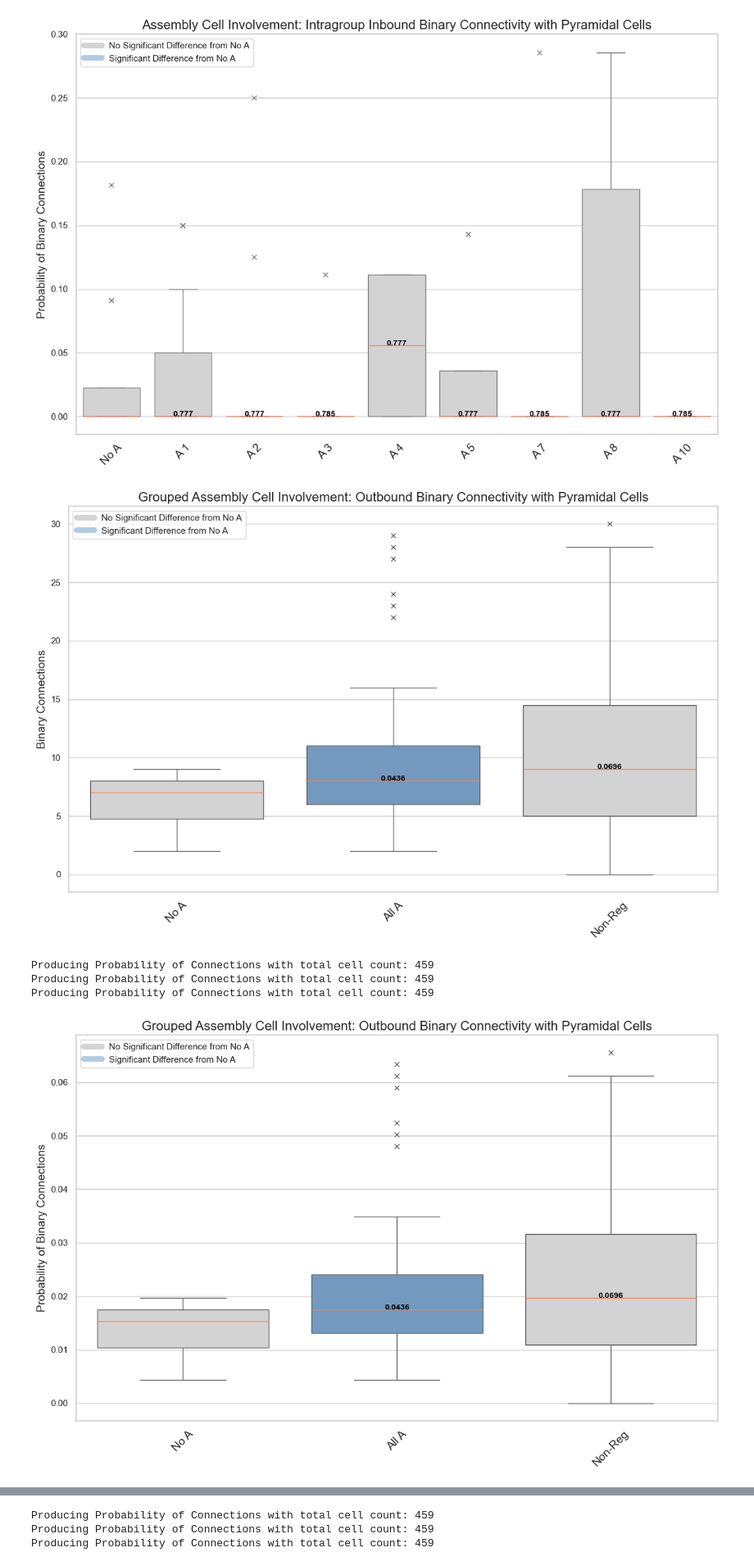
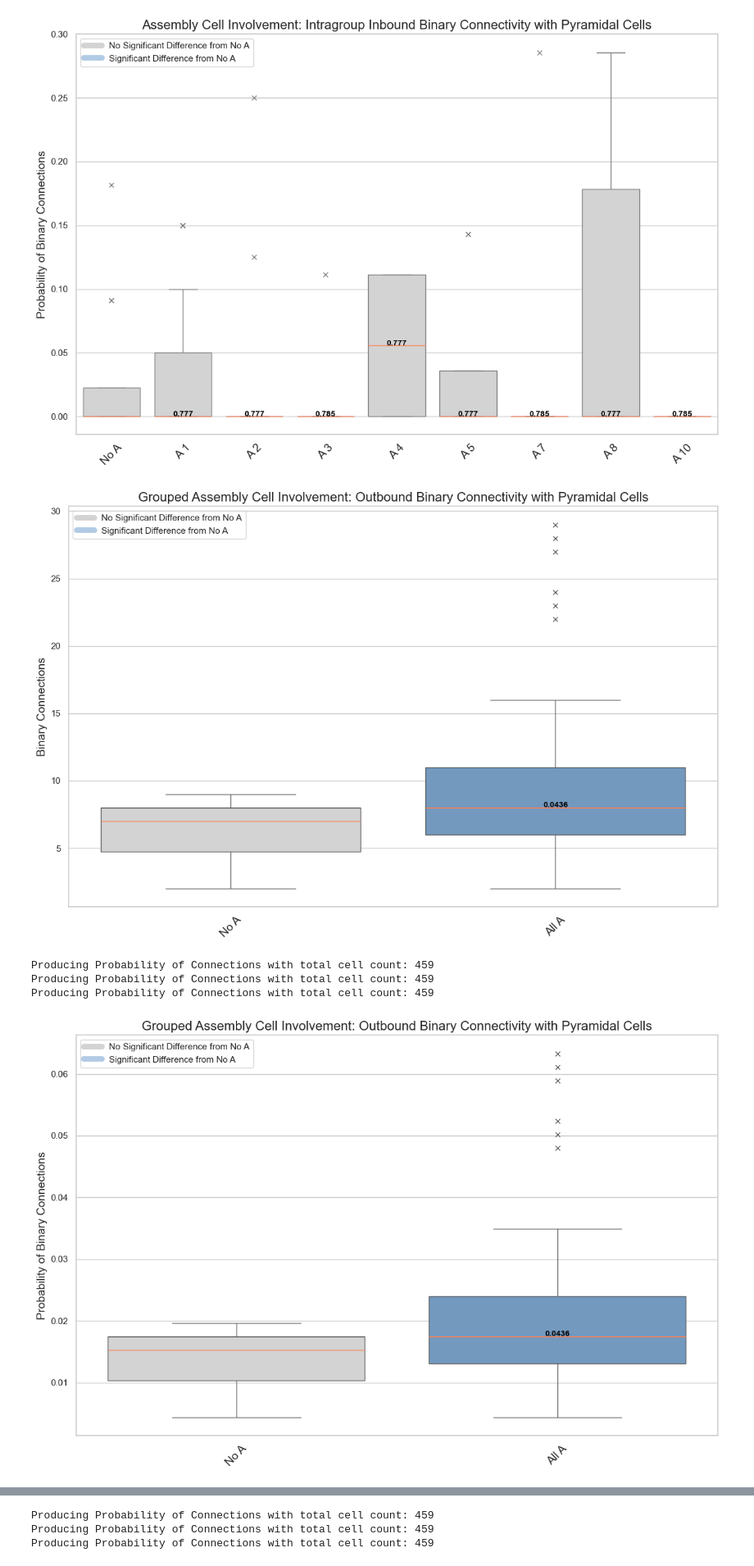
Before and after one commit to Jawagnercarena/Assembly_Organization, a Jupyter notebook: AssemblyPaperFigures/FigureCode/Figure5/Figure5_pyr_only.ipynb, the cells around one changed output, grey strips where cells are left out. Shown at 82% size. Drawn from its saved outputs; the diff is of its cells as text; code cells hidden in the pictures.

```diff
--- a/AssemblyPaperFigures/FigureCode/Figure5/Figure5_pyr_only.ipynb
+++ b/AssemblyPaperFigures/FigureCode/Figure5/Figure5_pyr_only.ipynb
@@ -535,29 +535,29 @@ produce_first_order_connections_plot(input_connections_dict = grouped_outbound_b
                                      grouped = True,
                                      show_p_vals = True,
                                      fdr_correction = True,
-                                     include_non_registered = True)
+                                     include_non_registered = False)
 # %% [output]
-[figure, old version]
+[figure, new version]
 # %%
 ## Produce Grouped Outbound First-Order Connections Plot with Normalization
 produce_first_order_connections_plot(input_connections_dict = grouped_outbound_binary_first_order_connections,
                                      total_cells = binary_connectome.shape[0],
                                      directionality = "Outbound",
                                      binary_counts = True,
                                      syn_counts = False,
                                      summed_psd = False,
                                      average_psd = False,
                                      prob = True,
                                      intragroup = False,
                                      grouped = True,
                                      show_p_vals = True,
                                      fdr_correction = True,
-                                     include_non_registered = True)
+                                     include_non_registered = False)
 # %% [output]
 Producing Probability of Connections with total cell count: 459
 Producing Probability of Connections with total cell count: 459
 Producing Probability of Connections with total cell count: 459
-[figure, old version]
+[figure, new version]
 # %%
 ## Produce Grouped Outbound First-Order Connections Plot with Normalization
 produce_first_order_connections_plot(input_connections_dict = grouped_inbound_binary_first_order_connections,
```
Also changed, not shown: parts of 1 cell of this notebook, 13 other files.
